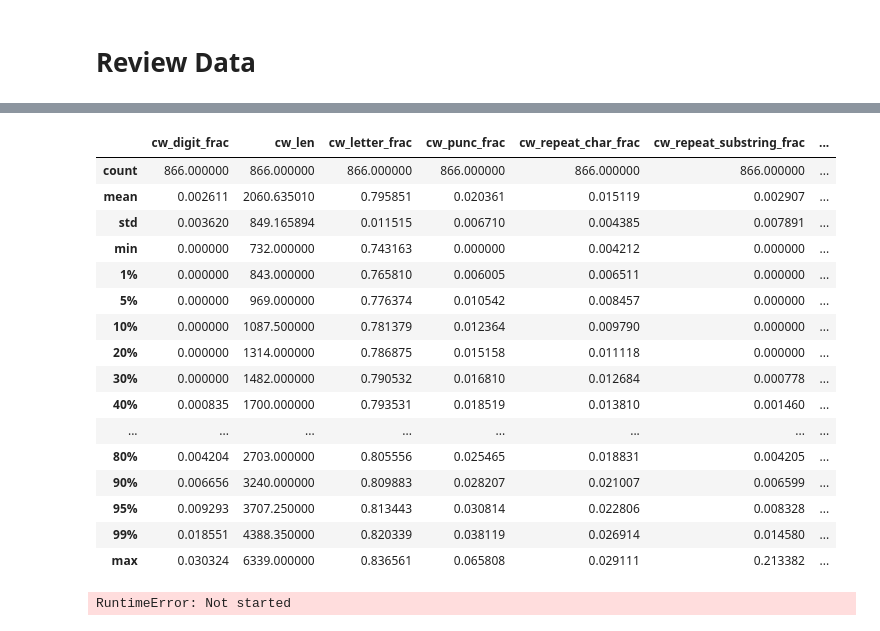
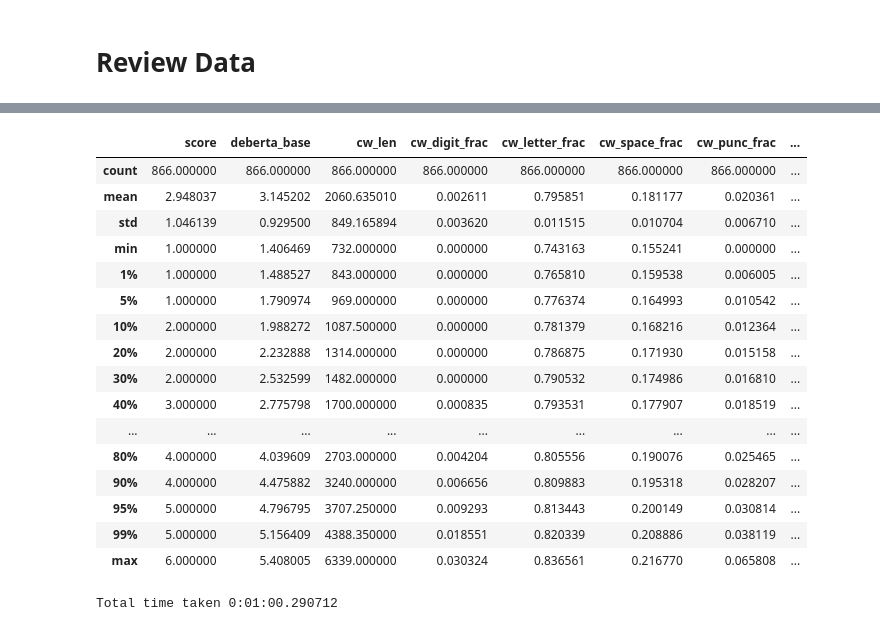
Before and after one commit to seahrh/kaggle-learning-agency-lab-automated-essay-scoring-2, a Jupyter notebook: 40_features.ipynb, the cells around one changed output, grey strips where cells are left out. Drawn from its saved outputs; the diff is of its cells as text; code cells hidden in the pictures.

Commit message:
lgb features: base model scoring, train/test split

```diff
--- a/40_features.ipynb
+++ b/40_features.ipynb
@@ -25,3 +28,20 @@ text_col = "clean_text"
+# %%
+class ModelConf(NamedTuple):
+    name: str
+    directory: Path
+    model_max_length: int
+    batch_size: int
+    model_class: str = "auto"
+
+
+models_conf: List[ModelConf] = [
+    ModelConf(
+        name="deberta_base",
+        directory=Path("models/aes2/deberta_v3_base/20240610_172052"),
+        model_max_length=512,
+        batch_size=128,
+    ),
+]
 # %%
 tim = scml.Timer()
 tim.start()
@@ -50,0 +73,14 @@ memory usage: 14.5+ KB
+# %%
+for mc in models_conf:
+    print(mc.name)
+    df[mc.name] = mylib.predict_holistic_score(
+        ds=mylib.Aes2Dataset(
+            tokenizer=AutoTokenizer.from_pretrained(mc.directory, model_max_length=mc.model_max_length),
+            texts=df[text_col].tolist(),
+        ),
+        model=AutoModelForSequenceClassification.from_pretrained(mc.directory),
+        batch_size=mc.batch_size,
+        device=torch.device("cuda:1"),
+        progress_bar=True,
+    )
+    features.append(mc.name)
@@ -231,0 +272,9 @@ ts_coleman_liau_index
+# %%
+splitter = StratifiedKFold(n_splits=n_splits, shuffle=True)
+dummy = np.zeros(len(df))
+col = "is_test"
+df[col] = 0
+for _, vi in splitter.split(dummy, y=df["score"].tolist()):
+    df[col].iloc[vi] = 1
+    break
+df[col] = df[col].astype(np.int8)
@@ -256,23 +320,23 @@ memory usage: 95.7+ KB
 # %%
-df[features].describe(percentiles=percentiles)
+df.describe(percentiles=percentiles)
 # %% [output]
-|  | cw_digit_frac | cw_len | cw_letter_frac | cw_punc_frac | cw_repeat_char_frac | cw_repeat_substring_frac | ... |
-| count | 866.000000 | 866.000000 | 866.000000 | 866.000000 | 866.000000 | 866.000000 | ... |
-| mean | 0.002611 | 2060.635010 | 0.795851 | 0.020361 | 0.015119 | 0.002907 | ... |
-| std | 0.003620 | 849.165894 | 0.011515 | 0.006710 | 0.004385 | 0.007891 | ... |
-| min | 0.000000 | 732.000000 | 0.743163 | 0.000000 | 0.004212 | 0.000000 | ... |
-| 1% | 0.000000 | 843.000000 | 0.765810 | 0.006005 | 0.006511 | 0.000000 | ... |
-| 5% | 0.000000 | 969.000000 | 0.776374 | 0.010542 | 0.008457 | 0.000000 | ... |
-| 10% | 0.000000 | 1087.500000 | 0.781379 | 0.012364 | 0.009790 | 0.000000 | ... |
-| 20% | 0.000000 | 1314.000000 | 0.786875 | 0.015158 | 0.011118 | 0.000000 | ... |
-| 30% | 0.000000 | 1482.000000 | 0.790532 | 0.016810 | 0.012684 | 0.000778 | ... |
-| 40% | 0.000835 | 1700.000000 | 0.793531 | 0.018519 | 0.013810 | 0.001460 | ... |
-| ... | ... | ... | ... | ... | ... | ... | ... |
-| 80% | 0.004204 | 2703.000000 | 0.805556 | 0.025465 | 0.018831 | 0.004205 | ... |
-| 90% | 0.006656 | 3240.000000 | 0.809883 | 0.028207 | 0.021007 | 0.006599 | ... |
-| 95% | 0.009293 | 3707.250000 | 0.813443 | 0.030814 | 0.022806 | 0.008328 | ... |
-| 99% | 0.018551 | 4388.350000 | 0.820339 | 0.038119 | 0.026914 | 0.014580 | ... |
-| max | 0.030324 | 6339.000000 | 0.836561 | 0.065808 | 0.029111 | 0.213382 | ... |
+|  | score | deberta_base | cw_len | cw_digit_frac | cw_letter_frac | cw_space_frac | cw_punc_frac | ... |
+| count | 866.000000 | 866.000000 | 866.000000 | 866.000000 | 866.000000 | 866.000000 | 866.000000 | ... |
+| mean | 2.948037 | 3.145202 | 2060.635010 | 0.002611 | 0.795851 | 0.181177 | 0.020361 | ... |
+| std | 1.046139 | 0.929500 | 849.165894 | 0.003620 | 0.011515 | 0.010704 | 0.006710 | ... |
+| min | 1.000000 | 1.406469 | 732.000000 | 0.000000 | 0.743163 | 0.155241 | 0.000000 | ... |
+| 1% | 1.000000 | 1.488527 | 843.000000 | 0.000000 | 0.765810 | 0.159538 | 0.006005 | ... |
+| 5% | 1.000000 | 1.790974 | 969.000000 | 0.000000 | 0.776374 | 0.164993 | 0.010542 | ... |
+| 10% | 2.000000 | 1.988272 | 1087.500000 | 0.000000 | 0.781379 | 0.168216 | 0.012364 | ... |
+| 20% | 2.000000 | 2.232888 | 1314.000000 | 0.000000 | 0.786875 | 0.171930 | 0.015158 | ... |
+| 30% | 2.000000 | 2.532599 | 1482.000000 | 0.000000 | 0.790532 | 0.174986 | 0.016810 | ... |
+| 40% | 3.000000 | 2.775798 | 1700.000000 | 0.000835 | 0.793531 | 0.177907 | 0.018519 | ... |
+| ... | ... | ... | ... | ... | ... | ... | ... | ... |
+| 80% | 4.000000 | 4.039609 | 2703.000000 | 0.004204 | 0.805556 | 0.190076 | 0.025465 | ... |
+| 90% | 4.000000 | 4.475882 | 3240.000000 | 0.006656 | 0.809883 | 0.195318 | 0.028207 | ... |
+| 95% | 5.000000 | 4.796795 | 3707.250000 | 0.009293 | 0.813443 | 0.200149 | 0.030814 | ... |
+| 99% | 5.000000 | 5.156409 | 4388.350000 | 0.018551 | 0.820339 | 0.208886 | 0.038119 | ... |
+| max | 6.000000 | 5.408005 | 6339.000000 | 0.030324 | 0.836561 | 0.216770 | 0.065808 | ... |
 # %%
 features.sort()
 with open(f"output/features_{version}.json", "w") as f:
@@ -284,4 +348,4 @@ assert df.notna().all(axis=None)
 tim.stop()
 print(f"Total time taken {str(tim.elapsed)}")
 # %% [output]
-RuntimeError: Not started
+Total time taken 0:01:00.290712
```
Also changed, not shown: parts of 8 cells of this notebook.
